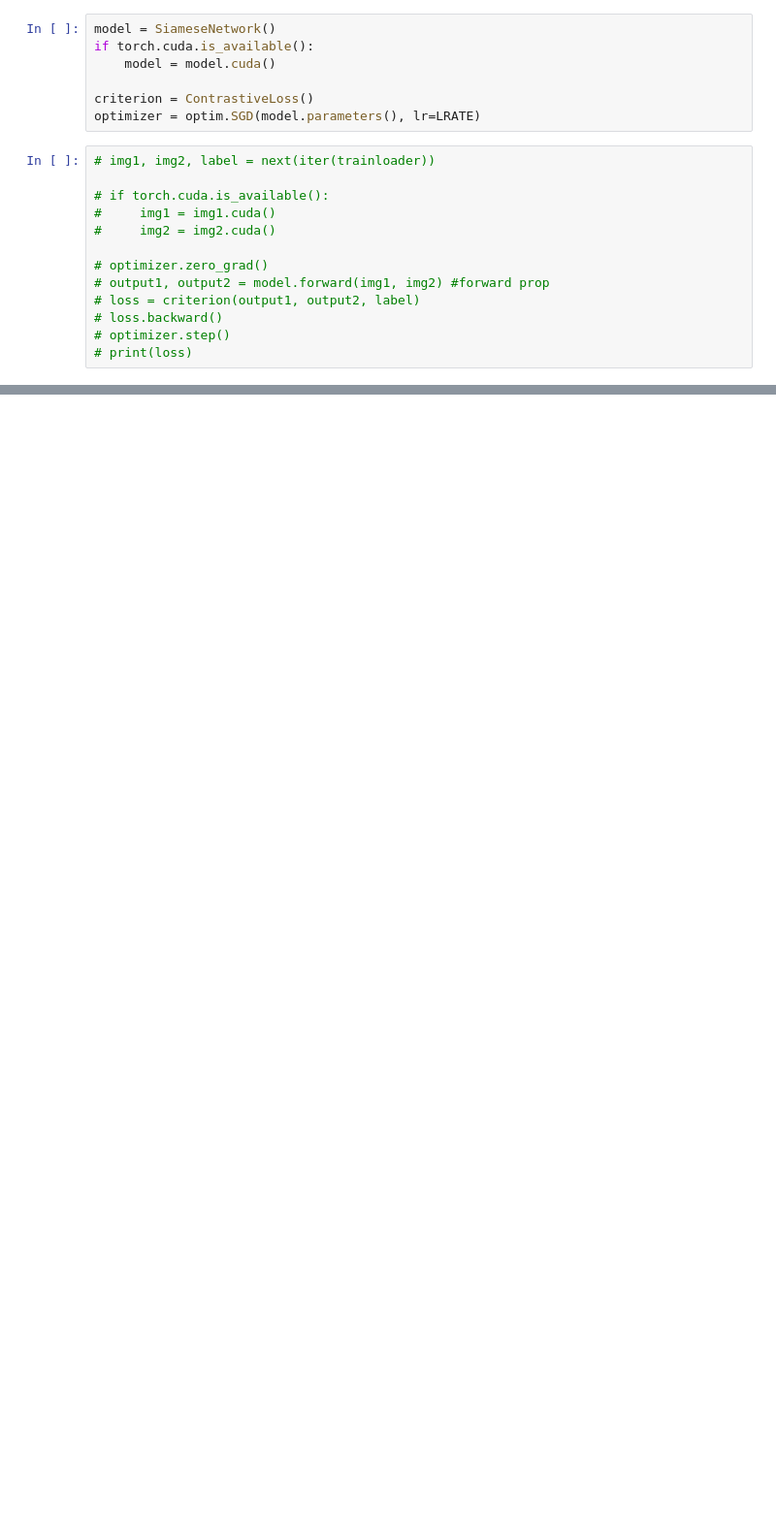
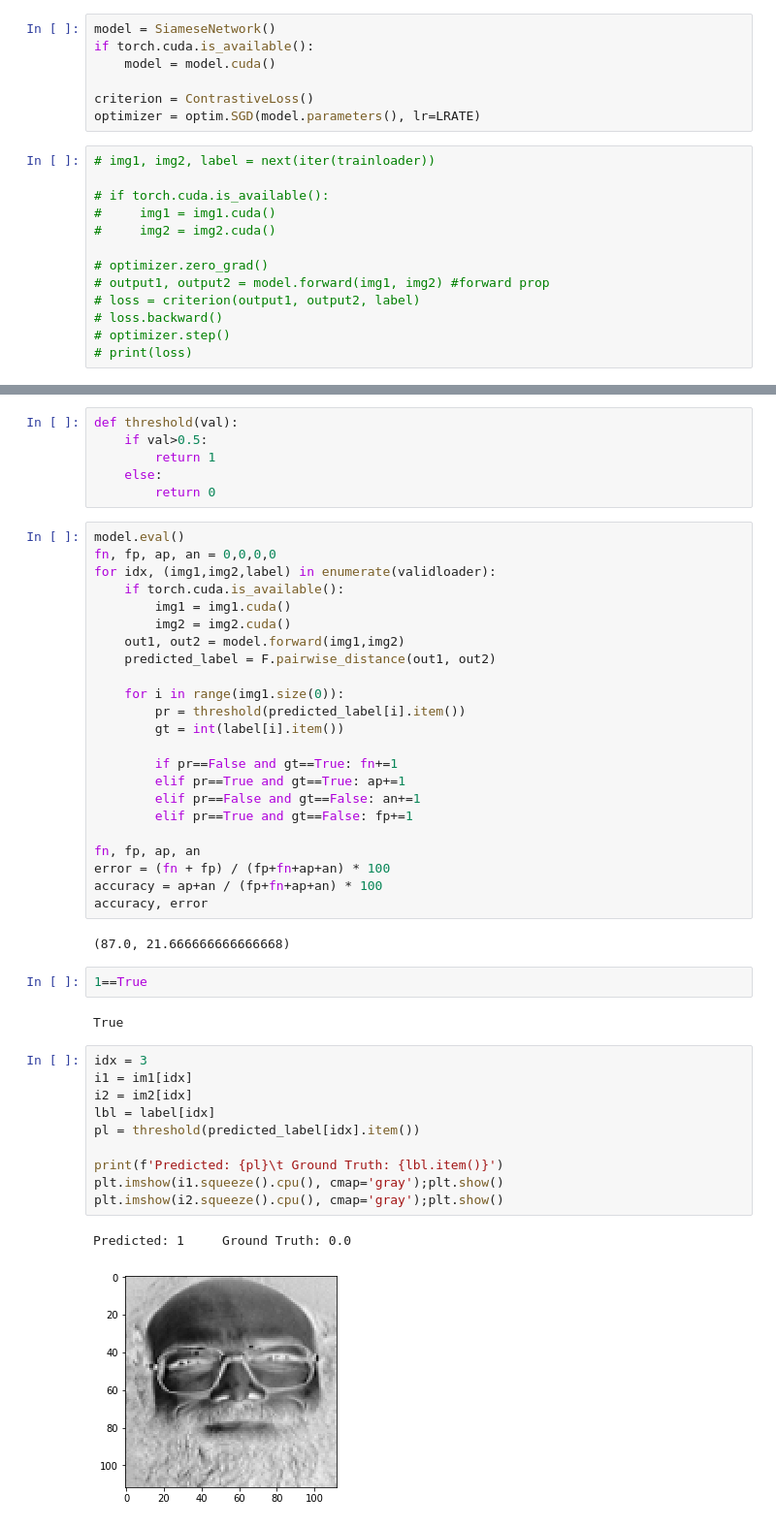
Before and after one commit to nunenuh/siamese.pytorch, a Jupyter notebook: devboard.ipynb, the cells around one changed output, grey strips where cells are left out. Shown at 97% size. Saved outputs shown, nothing was run; the diff lists cells and outputs as text; blank space fills up the shorter version.

```diff
--- a/devboard.ipynb
+++ b/devboard.ipynb
@@ -219,0 +351,48 @@ RuntimeError: CUDA out of memory. Tried to allocate 191.50 MiB (GPU 0; 3.95 GiB
+# %%
+def threshold(val):
+    if val>0.5:
+        return 1
+    else:
+        return 0
+# %%
+model.eval()
+fn, fp, ap, an = 0,0,0,0
+for idx, (img1,img2,label) in enumerate(validloader):
+    if torch.cuda.is_available():
+        img1 = img1.cuda()
+        img2 = img2.cuda()
+    out1, out2 = model.forward(img1,img2)
+    predicted_label = F.pairwise_distance(out1, out2)
+
+    for i in range(img1.size(0)):
+        pr = threshold(predicted_label[i].item())
+        gt = int(label[i].item())
+
+        if pr==False and gt==True: fn+=1
+        elif pr==True and gt==True: ap+=1
+        elif pr==False and gt==False: an+=1
+        elif pr==True and gt==False: fp+=1
+
+fn, fp, ap, an
+error = (fn + fp) / (fp+fn+ap+an) * 100
+accuracy = ap+an / (fp+fn+ap+an) * 100
+accuracy, error
+# %% [output]
+(87.0, 21.666666666666668)
+# %%
+1==True
+# %% [output]
+True
+# %%
+idx = 3
+i1 = im1[idx]
+i2 = im2[idx]
+lbl = label[idx]
+pl = threshold(predicted_label[idx].item())
+
+print(f'Predicted: {pl}\t Ground Truth: {lbl.item()}')
+plt.imshow(i1.squeeze().cpu(), cmap='gray');plt.show()
+plt.imshow(i2.squeeze().cpu(), cmap='gray');plt.show()
+# %% [output]
+Predicted: 1     Ground Truth: 0.0
+[figure, added]
```
Also changed, not shown: parts of 14 cells of this notebook.
